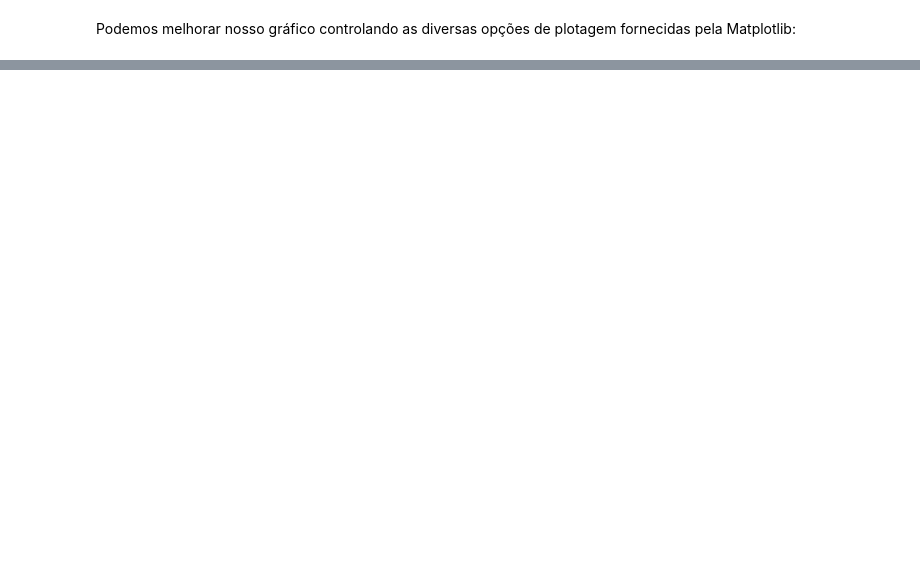
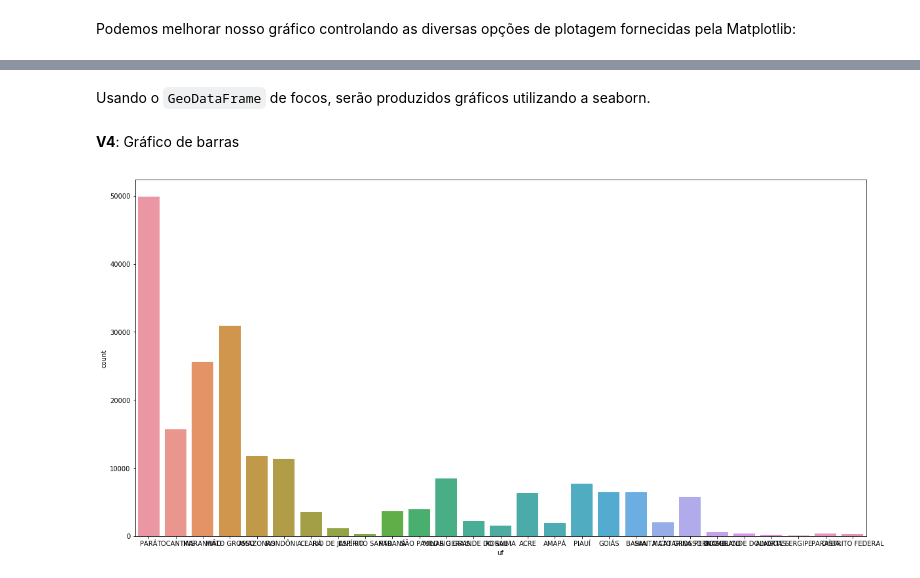
Before and after one commit to gqueiroz/cap394, a Jupyter notebook: 2018/class-02/geopandas-introducao.ipynb, the cells around one changed output, grey strips where cells are left out. Drawn from its saved outputs; the diff is of its cells as text; code cells hidden in the pictures; blank space fills up the shorter version.

Commit message:
manipulação de arquivos, expressões regulares e seaborn

```diff
--- a/2018/class-02/geopandas-introducao.ipynb
+++ b/2018/class-02/geopandas-introducao.ipynb
@@ -288,0 +439,10 @@ ax.legend(loc=2, prop={'size': 20});
+# %% [markdown]
+Usando o `GeoDataFrame` de focos, serão produzidos gráficos utilizando a seaborn.
+# %% [markdown]
+**V4**: Gráfico de barras
+# %%
+fig, ax = plt.subplots(figsize=(20,10))
+
+sns.countplot(x="uf", data=focos, ax=ax);
+# %% [output]
+[figure, added]
```
Also changed, not shown: parts of 37 cells of this notebook, 11 other files.
